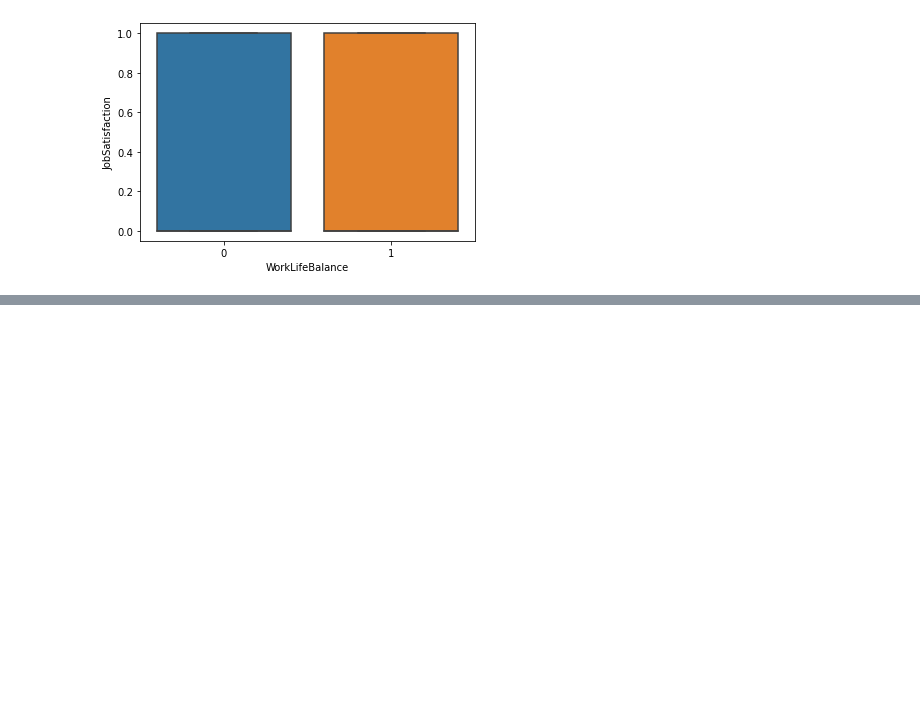
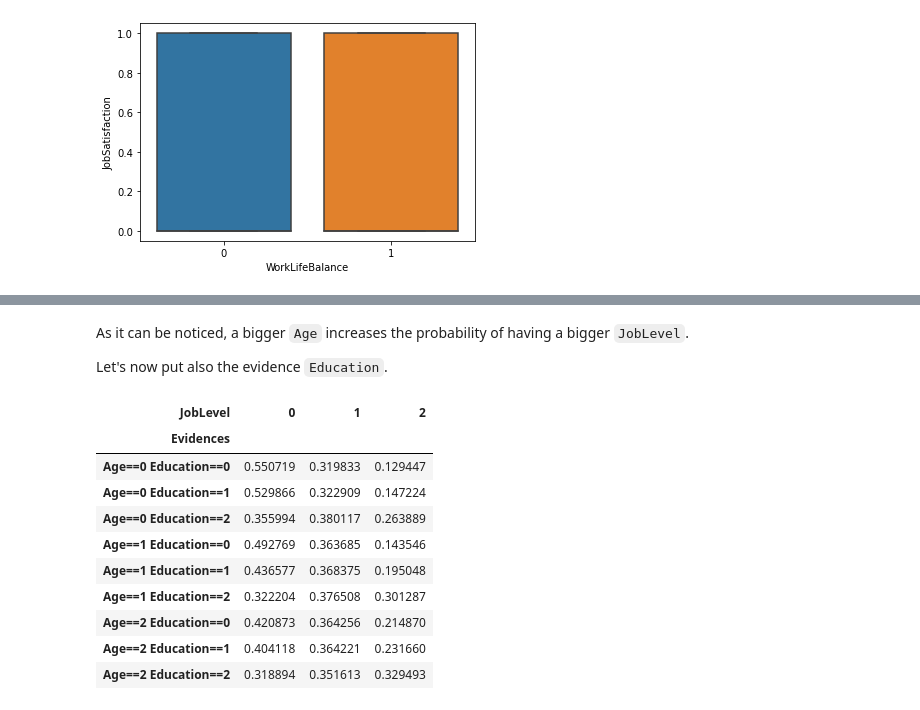
Before and after one commit to EnricoPittini/Job-satisfaction, a Jupyter notebook: Job satisfaction modeling.ipynb, the cells around one changed output, grey strips where cells are left out. Saved outputs shown, nothing was run; the diff lists cells and outputs as text; code cells hidden in the pictures; blank space fills up the shorter version.

```diff
--- a/Job satisfaction modeling.ipynb
+++ b/Job satisfaction modeling.ipynb
@@ -547,0 +640,18 @@ Based on the already-present relationships and on the added relationships, the f
+# %% [markdown]
+As it can be noticed, a bigger `Age` increases the probability of having a bigger `JobLevel`.
+
+Let's now put also the evidence `Education`.
+# %%
+compute_cpd(data=df, variable='JobLevel', evidences=['Age','Education'])
+# %% [output]
+| JobLevel | 0 | 1 | 2 |
+| Evidences |  |  |  |
+| Age==0 Education==0 | 0.550719 | 0.319833 | 0.129447 |
+| Age==0 Education==1 | 0.529866 | 0.322909 | 0.147224 |
+| Age==0 Education==2 | 0.355994 | 0.380117 | 0.263889 |
+| Age==1 Education==0 | 0.492769 | 0.363685 | 0.143546 |
+| Age==1 Education==1 | 0.436577 | 0.368375 | 0.195048 |
+| Age==1 Education==2 | 0.322204 | 0.376508 | 0.301287 |
+| Age==2 Education==0 | 0.420873 | 0.364256 | 0.214870 |
+| Age==2 Education==1 | 0.404118 | 0.364221 | 0.231660 |
+| Age==2 Education==2 | 0.318894 | 0.351613 | 0.329493 |
```
Also changed, not shown: parts of 54 cells of this notebook, 1 other file.
